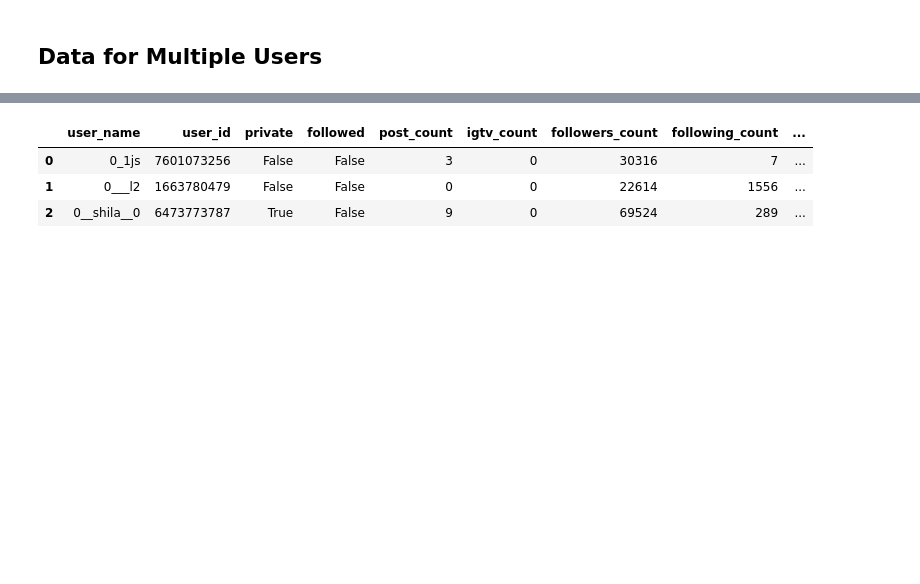
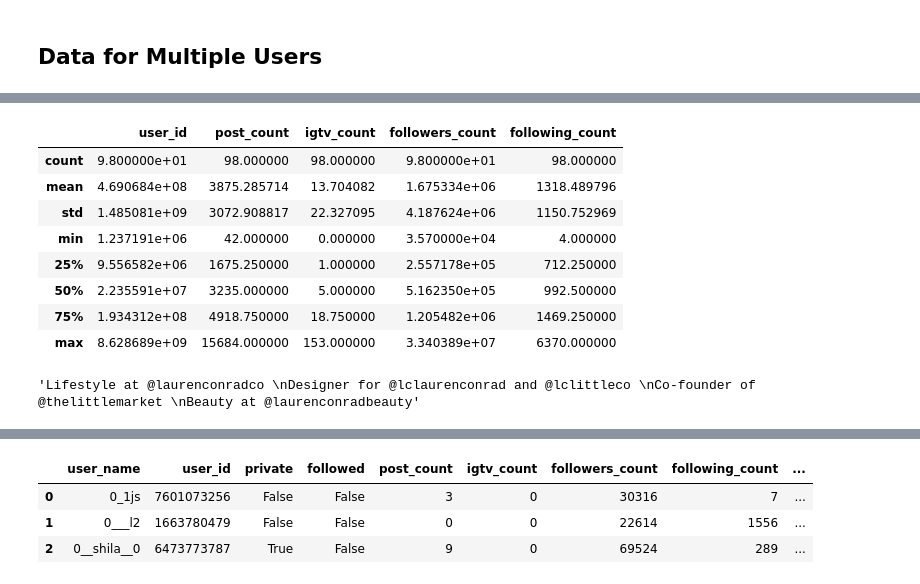
Before and after one commit to yuchild/mntn_insta, a Jupyter notebook: insta_api_exploration.ipynb, the cells around one changed output, grey strips where cells are left out. Saved outputs shown, nothing was run; the diff lists cells and outputs as text; code cells hidden in the pictures; blank space fills up the shorter version.

```diff
--- a/insta_api_exploration.ipynb
+++ b/insta_api_exploration.ipynb
@@ -147,8 +147,8 @@ def download_instaloader(lst):
     import random
     bot = instaloader.Instaloader()
     # for private profiles
-    bot.login('your_instagram_acct_name'
-              , 'your_instagram_acct_name_password'
+    bot.login('your_insta_acct_username'
+              , 'your_insta_acct_pass'
              )
     lst_dict = []
     name_lst = []
@@ -254,0 +290,3 @@ JSON Query to 1.9wwi/feed/: 404 Not Found [retrying; skip with ^C]
+# %%
+# Download data for A&E Top 100 Influencers
+name_lst, lst_dict = download_instaloader(ae_list)
@@ -258,0 +318,7 @@ len(name_lst), len(lst_dict)
+# %%
+df_ae_100 = pd.DataFrame({'user_id': name_lst
+                        , 'profile': lst_dict
+                       }
+                      )
+df_ae_100 = df_ae_100.profile.apply(pd.Series)
+df_ae_100.head(3)
@@ -258,0 +350,5 @@ len(name_lst), len(lst_dict)
+# %%
+df_ae_100.fillna('None'
+                 , inplace = True
+                )
+df_ae_100.isna().sum()
@@ -258,0 +428,16 @@ len(name_lst), len(lst_dict)
+# %%
+df_ae_100.describe()
+# %% [output]
+|  | user_id | post_count | igtv_count | followers_count | following_count |
+| count | 9.800000e+01 | 98.000000 | 98.000000 | 9.800000e+01 | 98.000000 |
+| mean | 4.690684e+08 | 3875.285714 | 13.704082 | 1.675334e+06 | 1318.489796 |
+| std | 1.485081e+09 | 3072.908817 | 22.327095 | 4.187624e+06 | 1150.752969 |
+| min | 1.237191e+06 | 42.000000 | 0.000000 | 3.570000e+04 | 4.000000 |
+| 25% | 9.556582e+06 | 1675.250000 | 1.000000 | 2.557178e+05 | 712.250000 |
+| 50% | 2.235591e+07 | 3235.000000 | 5.000000 | 5.162350e+05 | 992.500000 |
+| 75% | 1.934312e+08 | 4918.750000 | 18.750000 | 1.205482e+06 | 1469.250000 |
+| max | 8.628689e+09 | 15684.000000 | 153.000000 | 3.340389e+07 | 6370.000000 |
+# %%
+df_ae_100.bio.iloc[3]
+# %% [output]
+'Lifestyle at @laurenconradco \nDesigner for @lclaurenconrad and @lclittleco \nCo-founder of @thelittlemarket \nBeauty at @laurenconradbeauty'
```
Also changed, not shown: parts of 17 cells of this notebook, 2 other files.
